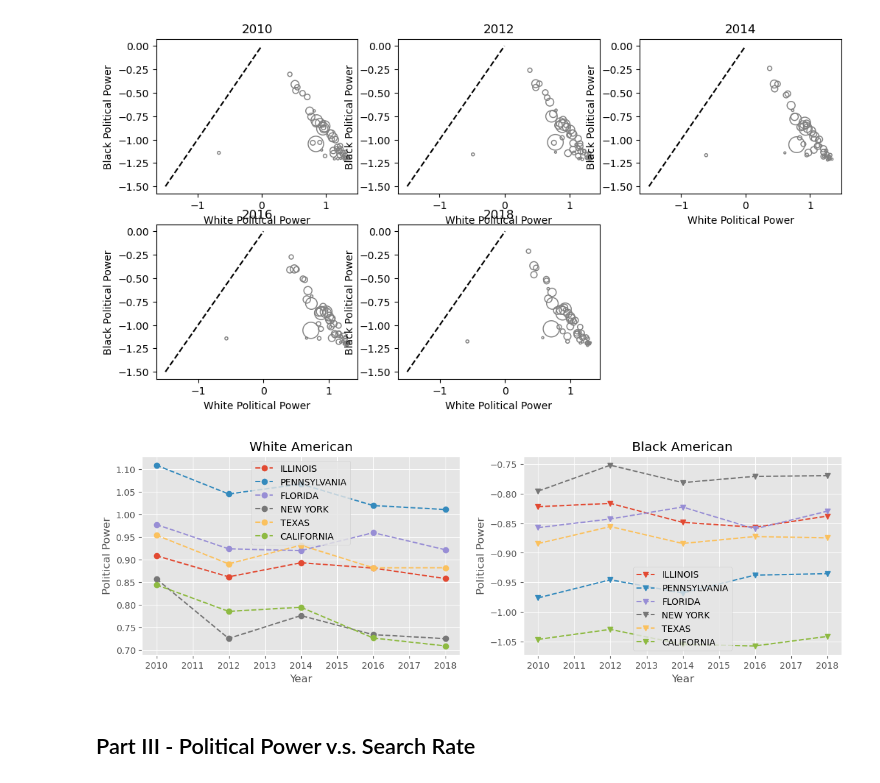
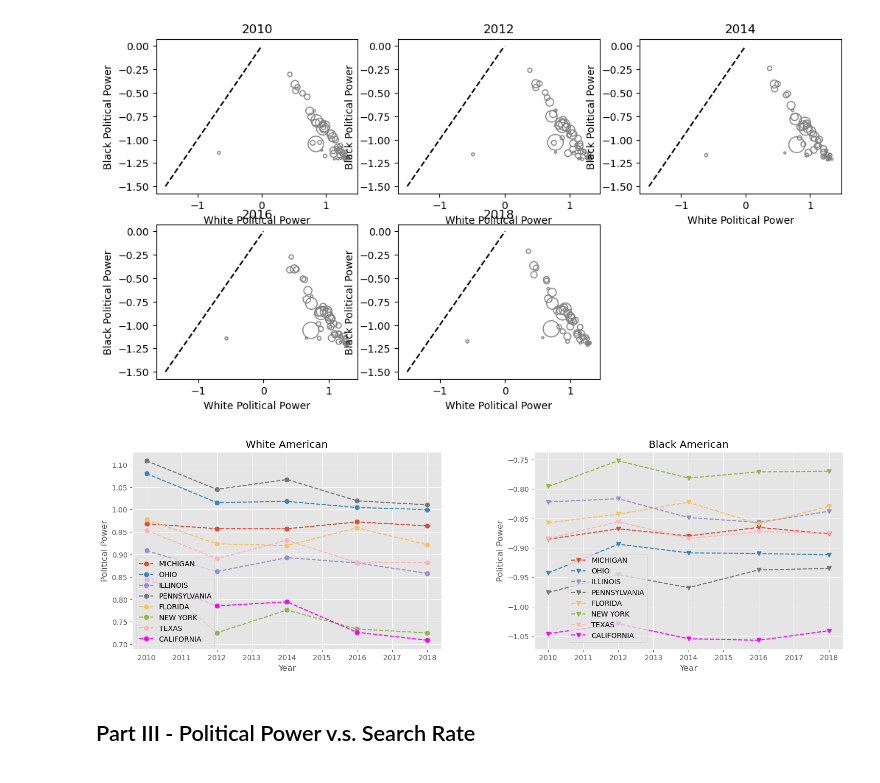
Before and after one commit to yljblues/ADA2020, a Jupyter notebook: main.ipynb, the cells around one changed output. Saved outputs shown, nothing was run; the diff lists cells and outputs as text; code cells hidden in the pictures.

```diff
--- a/main.ipynb
+++ b/main.ipynb
@@ -235,7 +235,7 @@ df_wealth_edu = pd.read_csv('data/df_wealth_education.csv')
 df_wealth_edu['State'] = df_wealth_edu['State'].str.upper()
 df_wealth_edu = df_wealth_edu[['Year', 'State', 'Race', 'Education', 'Income']]
 
-df_population = df_population[['Year', 'State', 'Race', 'Total population', 'Total voted']]
+df_population = df_population[['year', 'State', 'Race', 'Total population', 'Total voted']]
 df_population.rename(columns={'year': 'Year'}, inplace=True)
 df_population['Total population'] = df_population['Total population'].str.replace(',', '').astype(int)
 df_population['Total voted'] = df_population['Total voted'].str.replace(',', '').replace('-', 0).astype(int)
@@ -258,6 +258,7 @@ df = df_population.join(df_wealth_edu, how='inner')
 df = df.drop([(yr[0], 'DISTRICT OF COLUMBIA', yr[1])   for yr in df.loc[:, 'DISTRICT OF COLUMBIA', :].index])
 
 # start factor analysis
+# df = df.drop([idx for idx in df.index if idx[2]=='White'])
 transformer = FactorAnalysis(n_components=1, random_state=0)
 
 df['Political Power'] = transformer.fit_transform(df)
@@ -300,37 +301,41 @@ for i in range(5):
 [figure]
 # %%
 # plot the curve
-num_to_show = 6
+num_to_show = 8
 state_list_show = np.array(state_list)
 state_list_show = state_list_show[np.argsort(df_population.loc[2010, state_list, 'Total']['Total population'])][-num_to_show:]
 state_list_show
 
 plt.style.use('ggplot')
-plt.figure(figsize=(14, 4))
+plt.figure(figsize=(14, 5))
 colors = ['b', 'g', 'r', 'c', 'm', 'y', 'k', 'w']
 
 plt.subplot(121)
 for i in range(num_to_show):
     s = state_list_show[i]
-    plt.plot(df.loc[:, s, 'White']['Political Power'], 'o--', c='C'+str(i), label=s)
+    color = 'C'+str(i) if i <= 6 else ['magenta', 'cyan'][i-7]
+    plt.plot(df.loc[:, s, 'White']['Political Power'], 'o--', c=color, label=s)
     plt.xlabel('Year')
     plt.ylabel('Political Power')
     plt.title('White American')
     plt.legend()
-#     plt.ylim([-1.2, 1.2])
 
 plt.subplot(122)
 for i in range(num_to_show):
     s = state_list_show[i]
-    plt.plot(df.loc[:, s, 'Black']['Political Power'], 'v--', c='C'+str(i), label=s)
+    color = 'C'+str(i) if i <= 6 else ['magenta', 'cyan'][i-7]
+    plt.plot(df.loc[:, s, 'Black']['Political Power'], 'v--', c=color, label=s)
     plt.xlabel('Year')
     plt.ylabel('Political Power')
     plt.title('Black American')
-    plt.legend()
-#     plt.ylim([-1.2, 1.2])
+    plt.legend(bbox_to_anchor=(0.1, 0.5))
+
+
+plt.subplots_adjust(left=0.005, bottom=None, right=0.995, top=None,
+                wspace=0.3, hspace=None)
 # plt.legend(ncol=2)
 # %% [output]
-[figure, old version]
+[figure, new version]
 # %% [markdown]
 ## Part III - Political Power v.s. Search Rate
 # %%
```
